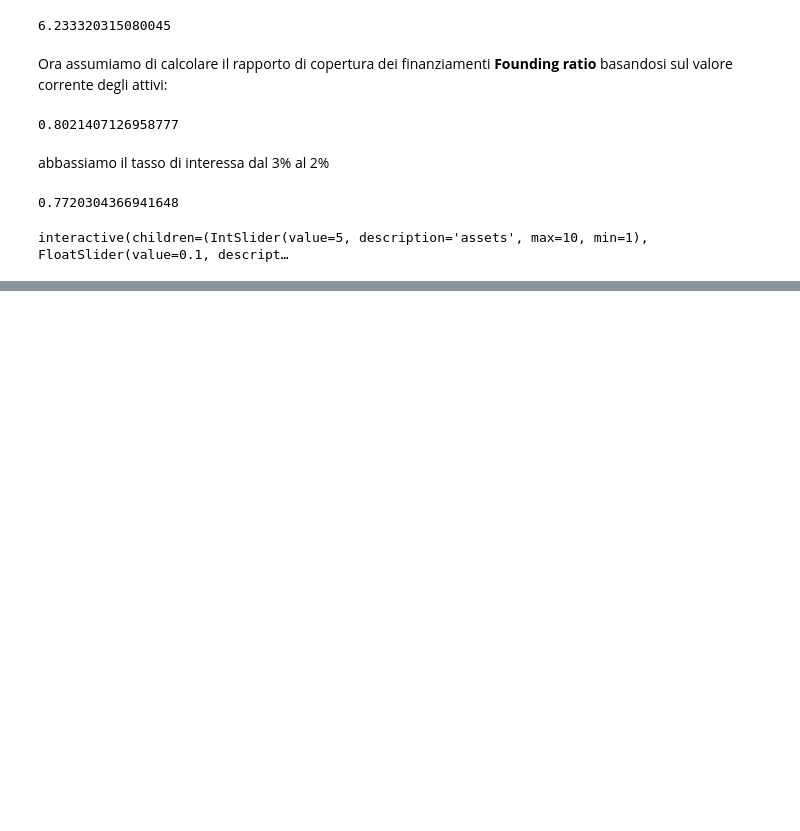
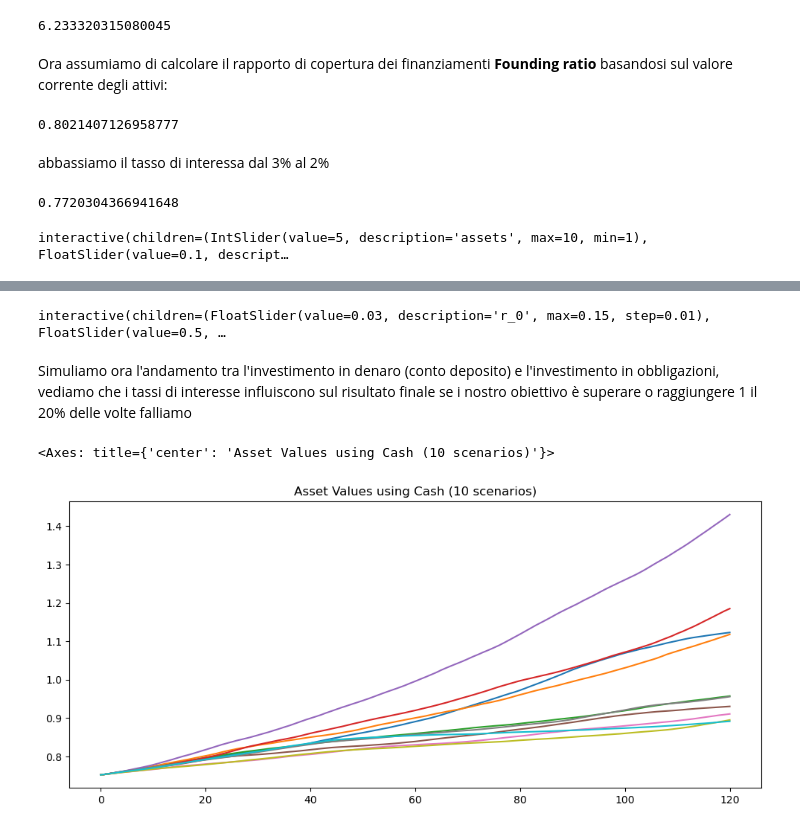
Before and after one commit to fdalforno/investment, a Jupyter notebook: 04-Gestione degli assett e della passività.ipynb, the cells around one changed output, grey strips where cells are left out. Saved outputs shown, nothing was run; the diff lists cells and outputs as text; code cells hidden in the pictures; blank space fills up the shorter version.

```diff
--- a/04-Gestione degli assett e della passività.ipynb
+++ b/04-Gestione degli assett e della passività.ipynb
@@ -127,0 +334,35 @@ interactive(children=(IntSlider(value=5, description='assets', max=10, min=1), F
+# %%
+def show_cir_prices(r_0=0.03, a=0.5, b=0.03, sigma=0.05, n_scenarios=5):
+    cir(r_0=r_0, a=a, b=b, sigma=sigma, n_scenarios=n_scenarios)[1].plot(legend=False, figsize=(12,5))
+
+controls = widgets.interactive(show_cir_prices,
+                              r_0 = (0, .15, .01),
+                              a = (0, 1, .1),
+                               b = (0, .15, .01),
+                               sigma= (0, .1, .01),
+                               n_scenarios = (1, 100))
+display(controls)
+# %% [output]
+interactive(children=(FloatSlider(value=0.03, description='r_0', max=0.15, step=0.01), FloatSlider(value=0.5, …
+# %% [markdown]
+Simuliamo ora l'andamento tra l'investimento in denaro (conto deposito) e l'investimento in obbligazioni, vediamo che i tassi di interesse influiscono sul risultato finale se i nostro obiettivo è superare o raggiungere 1 il 20% delle volte falliamo
+# %%
+# my starting asset value today aka cash in hand
+a_0 = 0.75
+# simulate the next 10 years
+rates, bond_prices = cir(r_0=0.03, b=0.03, n_scenarios=10)
+# liabilities are going to change over time to match the payoff of the ZCB
+liabilities = bond_prices
+# today's zero coupon bond price is the present value of 1 dollar in 10 years
+zc_0 = pv(pd.Series(data=[1], index=[10]), 0.03)
+# I can put my money in a zero coupon bond at today's price
+n_bonds = a_0/zc_0
+# and my asset value will grow based on the bond prices
+av_zc_bonds = n_bonds*bond_prices
+# how about if I invest in cash? It will grow at some rate of interest
+av_cash = a_0*(rates/12+1).cumprod()
+# %%
+av_cash.plot(title='Asset Values using Cash (10 scenarios)', legend=False, figsize=(12,5))
+# %% [output]
+<Axes: title={'center': 'Asset Values using Cash (10 scenarios)'}>
+[figure, added]
```
Also changed, not shown: parts of 32 cells of this notebook, 2 other files.
